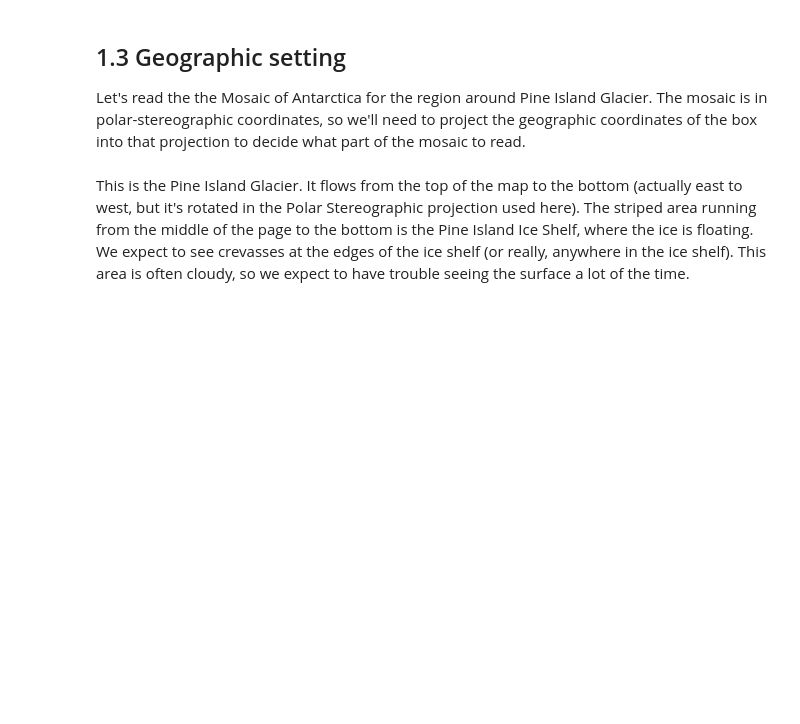
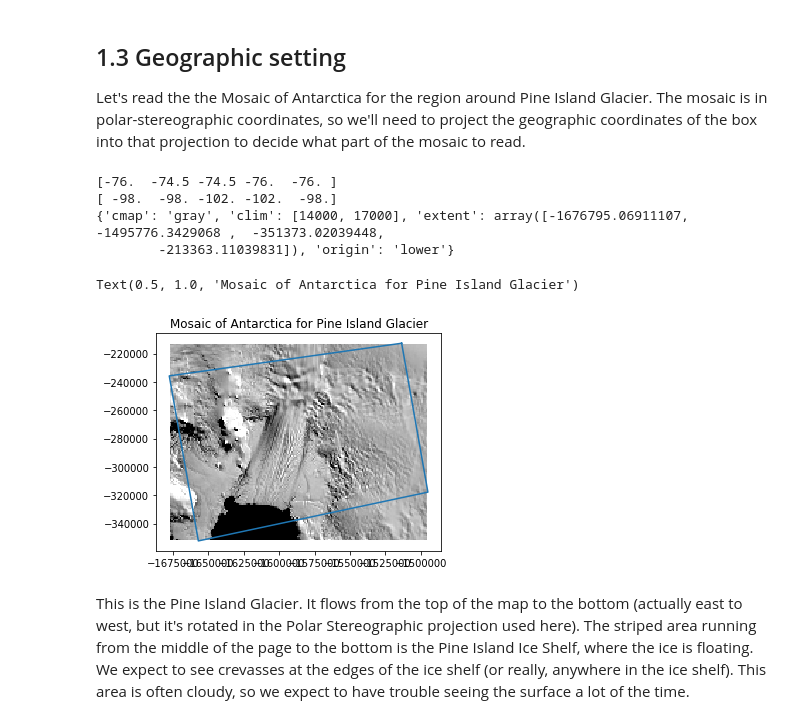
Before and after one commit to ICESAT-2HackWeek/2020_ICESat-2_Hackweek_Tutorials, a Jupyter notebook: 09.Land_Ice_Applications/land_ice_applications.ipynb, the cells around one changed output. Drawn from its saved outputs; the diff is of its cells as text; code cells hidden in the pictures; blank space fills up the shorter version.

```diff
--- a/09.Land_Ice_Applications/land_ice_applications.ipynb
+++ b/09.Land_Ice_Applications/land_ice_applications.ipynb
@@ -129,23 +155,30 @@ Let's read the the Mosaic of Antarctica for the region around Pine Island Glacie
 # %%
 spatial_extent = np.array([-102, -76, -98, -74.5])
 lat=spatial_extent[[1, 3, 3, 1, 1]]
 lon=spatial_extent[[2, 2, 0, 0, 2]]
 print(lat)
 print(lon)
 # project the coordinates to Antarctic polar stereographic
 xy=np.array(pyproj.Proj(3031)(lon, lat))
 # get the bounds of the projected coordinates
 XR=[np.nanmin(xy[0,:]), np.nanmax(xy[0,:])]
 YR=[np.nanmin(xy[1,:]), np.nanmax(xy[1,:])]
 
 ### EDIT THIS PATH TO THE MOA LOCATION IF YOU NEED TO
-MOA=pc.grid.data().from_geotif(os.path.join(data_root, 'MOA','moa_2009_1km.tif'), bounds=[XR, YR])
+MOA=pc.grid.data().from_geotif(os.path.join(data_root, 'moa_2009_1km.tif'), bounds=[XR, YR])
 
 # show the mosaic:
 plt.figure()
 MOA.show(cmap='gray', clim=[14000, 17000])
 plt.plot(xy[0,:], xy[1,:])
 plt.title('Mosaic of Antarctica for Pine Island Glacier')
+# %% [output]
+[-76.  -74.5 -74.5 -76.  -76. ]
+[ -98.  -98. -102. -102.  -98.]
+{'cmap': 'gray', 'clim': [14000, 17000], 'extent': array([-1676795.06911107, -1495776.3429068 ,  -351373.02039448,
+        -213363.11039831]), 'origin': 'lower'}
+Text(0.5, 1.0, 'Mosaic of Antarctica for Pine Island Glacier')
+[figure, added]
 # %% [markdown]
 This is the Pine Island Glacier.  It flows from the top of the map to the bottom (actually east to west, but it's rotated in the Polar Stereographic projection used here).  The striped area running from the middle of the page to the bottom is the Pine Island Ice Shelf, where the ice is floating.  We expect to see crevasses at the edges of the ice shelf (or really, anywhere in the ice shelf).  This area is often cloudy, so we expect to have trouble seeing the surface a lot of the time.
 # %% [markdown]
```
Also changed, not shown: parts of 19 cells of this notebook.
